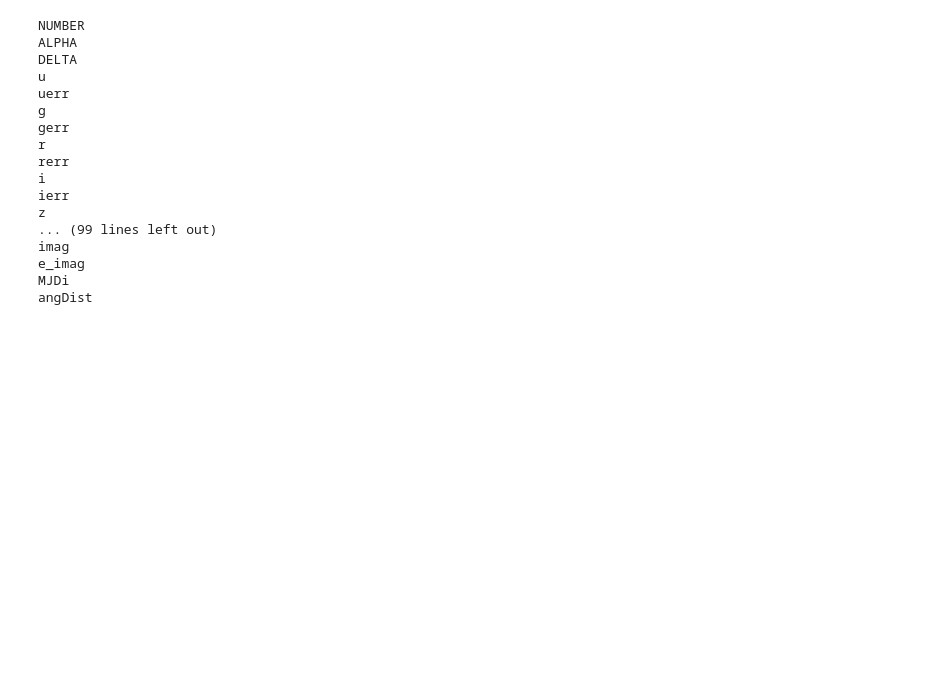
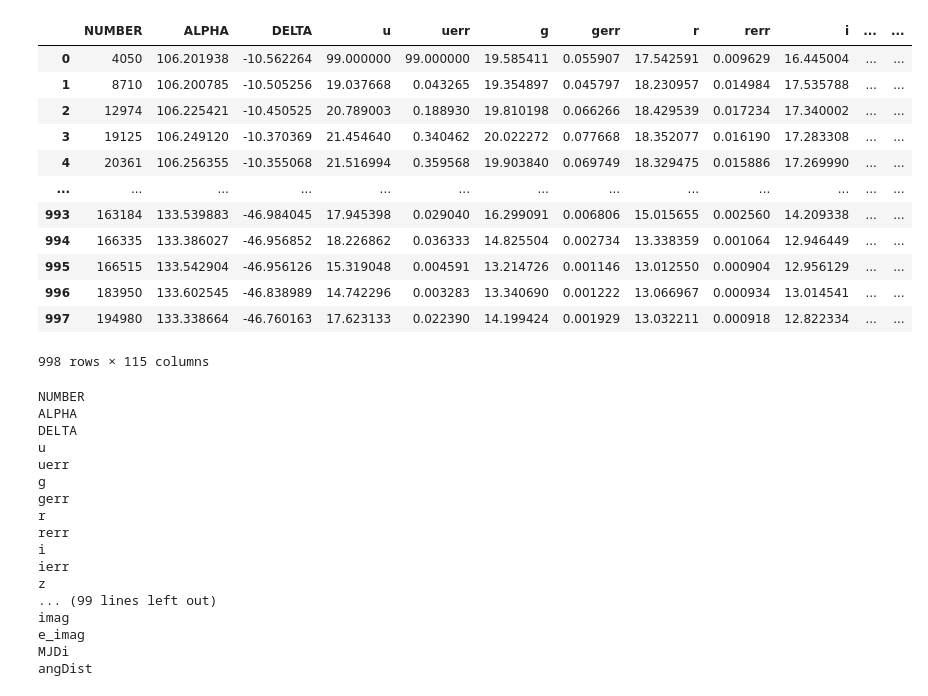
Before and after one commit to AngelGSoto/halpha-splusdr4, a Jupyter notebook: notebooks/SPLUS-VPHAS.ipynb, the cells around one changed output. Cells and saved outputs as stored; diff of their text form; code cells hidden in the pictures; blank space fills up the shorter version.

```diff
--- a/notebooks/SPLUS-VPHAS.ipynb
+++ b/notebooks/SPLUS-VPHAS.ipynb
@@ -9,6 +9,21 @@ from matplotlib import pyplot as plt
 import seaborn as sns
 # %%
 df = pd.read_csv("../Ha-emitters-disk/Halpha-disk_splus_Mine_PerField_total-unique_vphas.csv")
+df
+# %% [output]
+|  | NUMBER | ALPHA | DELTA | u | uerr | g | gerr | r | rerr | i | ... | ... |
+| 0 | 4050 | 106.201938 | -10.562264 | 99.000000 | 99.000000 | 19.585411 | 0.055907 | 17.542591 | 0.009629 | 16.445004 | ... | ... |
+| 1 | 8710 | 106.200785 | -10.505256 | 19.037668 | 0.043265 | 19.354897 | 0.045797 | 18.230957 | 0.014984 | 17.535788 | ... | ... |
+| 2 | 12974 | 106.225421 | -10.450525 | 20.789003 | 0.188930 | 19.810198 | 0.066266 | 18.429539 | 0.017234 | 17.340002 | ... | ... |
+| 3 | 19125 | 106.249120 | -10.370369 | 21.454640 | 0.340462 | 20.022272 | 0.077668 | 18.352077 | 0.016190 | 17.283308 | ... | ... |
+| 4 | 20361 | 106.256355 | -10.355068 | 21.516994 | 0.359568 | 19.903840 | 0.069749 | 18.329475 | 0.015886 | 17.269990 | ... | ... |
+| ... | ... | ... | ... | ... | ... | ... | ... | ... | ... | ... | ... | ... |
+| 993 | 163184 | 133.539883 | -46.984045 | 17.945398 | 0.029040 | 16.299091 | 0.006806 | 15.015655 | 0.002560 | 14.209338 | ... | ... |
+| 994 | 166335 | 133.386027 | -46.956852 | 18.226862 | 0.036333 | 14.825504 | 0.002734 | 13.338359 | 0.001064 | 12.946449 | ... | ... |
+| 995 | 166515 | 133.542904 | -46.956126 | 15.319048 | 0.004591 | 13.214726 | 0.001146 | 13.012550 | 0.000904 | 12.956129 | ... | ... |
+| 996 | 183950 | 133.602545 | -46.838989 | 14.742296 | 0.003283 | 13.340690 | 0.001222 | 13.066967 | 0.000934 | 13.014541 | ... | ... |
+| 997 | 194980 | 133.338664 | -46.760163 | 17.623133 | 0.022390 | 14.199424 | 0.001929 | 13.032211 | 0.000918 | 12.822334 | ... | ... |
+998 rows × 115 columns
 # %%
 for i in df.columns:
     print(i)
```
Also changed, not shown: 3 other files.
